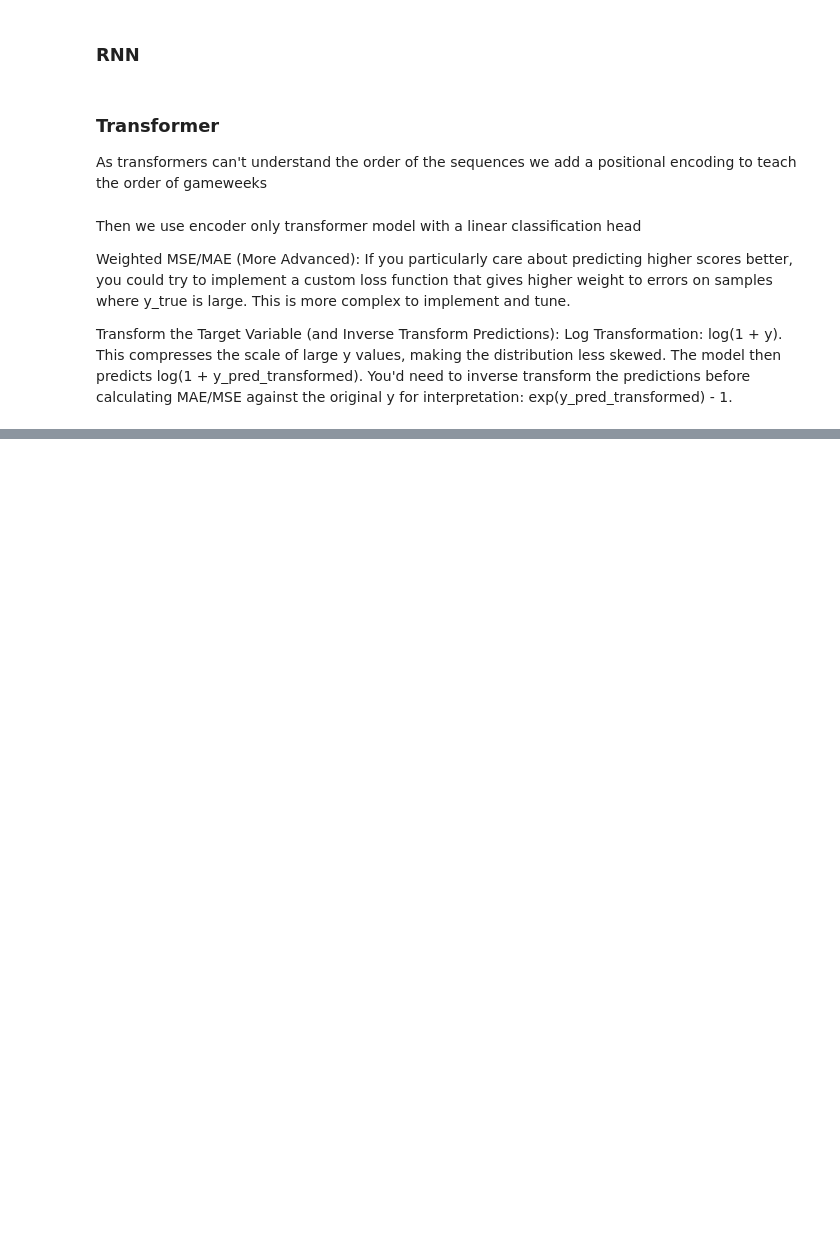
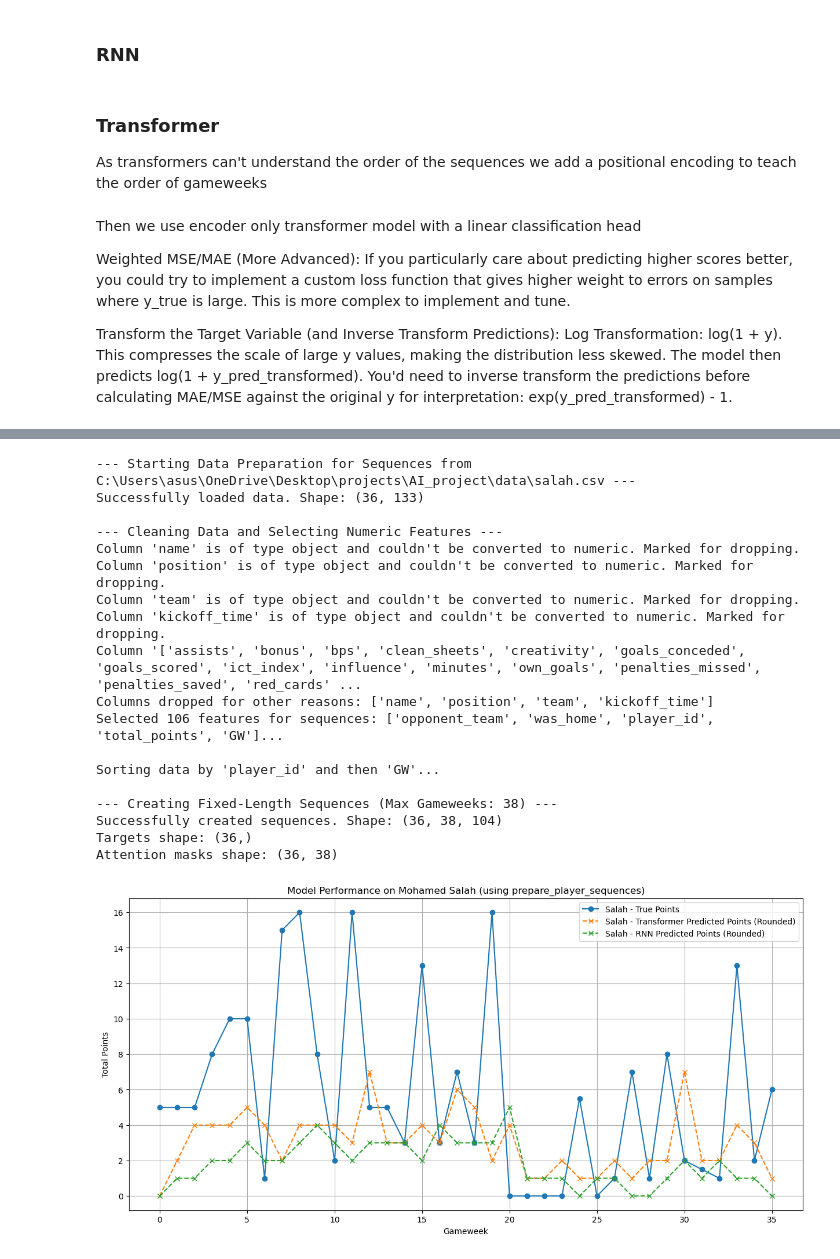
Before and after one commit to utkubah/FPL-Predictor, a Jupyter notebook: notebooks/model_selection.ipynb, the cells around one changed output, grey strips where cells are left out. Cells and saved outputs as stored; diff of their text form; code cells hidden in the pictures; blank space fills up the shorter version.

```diff
--- a/notebooks/model_selection.ipynb
+++ b/notebooks/model_selection.ipynb
@@ -276,7 +175,7 @@ class FNN(pl.LightningModule):
 ### RNN
 # %%
 class RNN(pl.LightningModule):
-    def __init__(self, n_features, hidden_dim=64, n_layers=2, dropout=0.4, lr=1e-4, weight_decay = 1e-5):
+    def __init__(self, n_features, hidden_dim=128, n_layers=2, dropout=0.4, lr=1e-4, weight_decay = 1e-5, underprediction_penalty= None):
         super().__init__()
         self.save_hyperparameters()
         self.lstm = nn.LSTM(
@@ -343,7 +242,7 @@ class RNN(pl.LightningModule):
         self.log("test_loss", loss, on_step=False, on_epoch=True, prog_bar=True, logger=True)
 
         accuracy_exact = (preds_rounded == y).float().mean()
-        self.log("val_accuracy_exact", accuracy_exact, prog_bar=False, on_step=False, on_epoch=True)
+        self.log("test_accuracy_exact", accuracy_exact, prog_bar=False, on_step=False, on_epoch=True)
 
 
         # Accuracy within a tolerance (e.g., prediction is within +/- 1 point of true)
@@ -795,0 +943,14 @@ Also good accuracy for players that score 0-2 points, however what about good pl
+# %%
+n_feats = sequences.shape[-1]
+seq_len = 38
+
+
+models_to_evaluate_advanced = {
+    "FinalRNN": FinalRNN(
+        n_features=n_feats,
+    ),
+
+    "FinalTransformer": FinalTransformer(
+        input_features_dim=n_feats,
+    ),
+}
@@ -795,0 +1085,61 @@ Also good accuracy for players that score 0-2 points, however what about good pl
+# %%
+salah_sequences, salah_masks, salah_targets = prepare_player_sequences(
+    df_path=str(DATA_DIR / "salah.csv"),
+    target_col="log1p_total_points",
+    max_gws_in_sequence= 38,
+)
+
+salah_sequences_scaled = scale_3d_sequences(salah_sequences, scaler)
+
+salah_sequences_tensor = torch.tensor(salah_sequences_scaled, dtype=torch.float32)
+salah_masks_tensor = torch.tensor(salah_masks, dtype=torch.bool)
+
+salah_predictions_transformer = []
+salah_predictions_rnn = []
+
+with torch.no_grad():
+    for i in range(salah_sequences_scaled.shape[0]):
+        seq_input = salah_sequences_tensor[i].unsqueeze(0)
+        mask_input = salah_masks_tensor[i].unsqueeze(0)
+        pred_transformer = models_to_evaluate_advanced["FinalTransformer"](seq_input, mask_input)
+        pred_rnn = models_to_evaluate_advanced["FinalRNN"](seq_input, mask_input)
+
+
+        salah_predictions_transformer.append(np.expm1(pred_transformer.item()))
+        salah_predictions_rnn.append(np.expm1(pred_rnn.item()))
+
+salah_predictions_transformer_rounded = np.round(salah_predictions_transformer)
+salah_predictions_rnn_rounded = np.round(salah_predictions_rnn)
+
+
+
+plt.figure(figsize=(15, 7))
+plt.plot(np.expm1(salah_targets), label='Salah - True Points', marker='o')
+plt.plot(salah_predictions_transformer_rounded, label='Salah - Transformer Predicted Points (Rounded)', marker='x', linestyle='--')
+plt.plot(salah_predictions_rnn_rounded, label='Salah - RNN Predicted Points (Rounded)', marker='x', linestyle='--')
+plt.xlabel("Gameweek")
+plt.ylabel("Total Points")
+plt.title(f"Model Performance on Mohamed Salah (using prepare_player_sequences)")
+plt.legend()
+plt.grid(True)
+plt.show()
+# %% [output]
+--- Starting Data Preparation for Sequences from C:\Users\asus\OneDrive\Desktop\projects\AI_project\data\salah.csv ---
+Successfully loaded data. Shape: (36, 133)
+
+--- Cleaning Data and Selecting Numeric Features ---
+Column 'name' is of type object and couldn't be converted to numeric. Marked for dropping.
+Column 'position' is of type object and couldn't be converted to numeric. Marked for dropping.
+Column 'team' is of type object and couldn't be converted to numeric. Marked for dropping.
+Column 'kickoff_time' is of type object and couldn't be converted to numeric. Marked for dropping.
+Column '['assists', 'bonus', 'bps', 'clean_sheets', 'creativity', 'goals_conceded', 'goals_scored', 'ict_index', 'influence', 'minutes', 'own_goals', 'penalties_missed', 'penalties_saved', 'red_cards' ...
+Columns dropped for other reasons: ['name', 'position', 'team', 'kickoff_time']
+Selected 106 features for sequences: ['opponent_team', 'was_home', 'player_id', 'total_points', 'GW']...
+
+Sorting data by 'player_id' and then 'GW'...
+
+--- Creating Fixed-Length Sequences (Max Gameweeks: 38) ---
+Successfully created sequences. Shape: (36, 38, 104)
+Targets shape: (36,)
+Attention masks shape: (36, 38)
+[figure, added]
```
Also changed, not shown: parts of 35 cells of this notebook, 9 other files.
